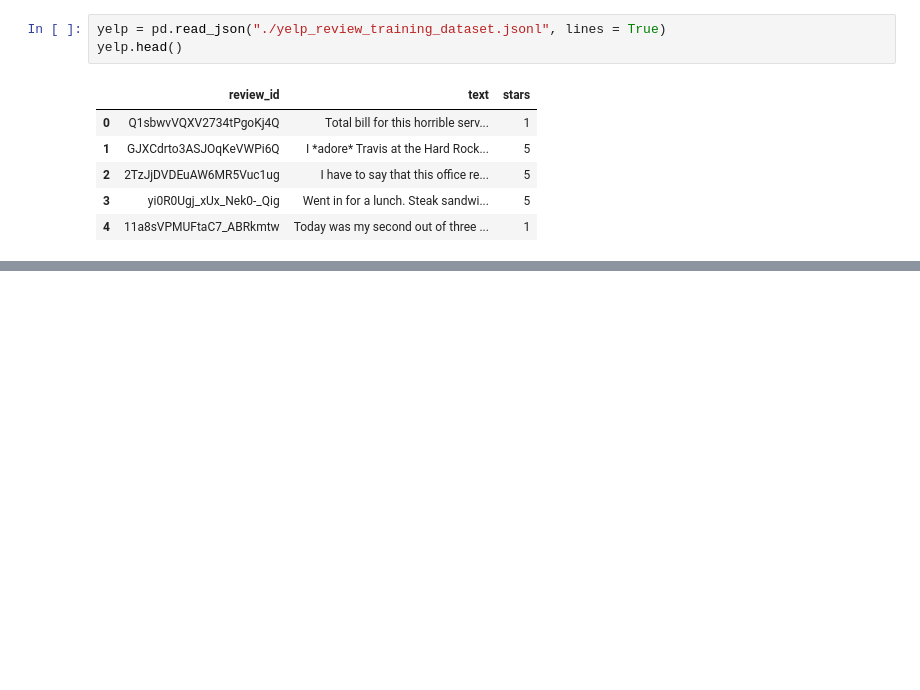
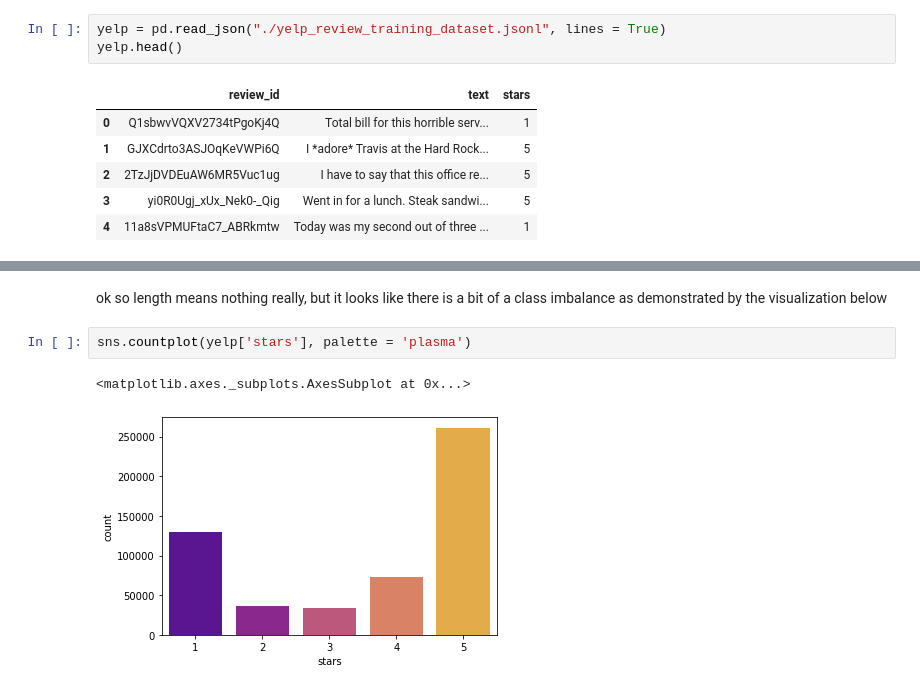
Before and after one commit to tanveed/team-t, a Jupyter notebook: NLP Yelp.ipynb, the cells around one changed output, grey strips where cells are left out. Cells and saved outputs as stored; diff of their text form; blank space fills up the shorter version.

```diff
--- a/NLP Yelp.ipynb
+++ b/NLP Yelp.ipynb
@@ -39,0 +55,7 @@ yelp.head()
+# %% [markdown]
+ok so length means nothing really, but it looks like there is a bit of a class imbalance as demonstrated by the visualization below
+# %%
+sns.countplot(yelp['stars'], palette = 'plasma')
+# %% [output]
+<matplotlib.axes._subplots.AxesSubplot at 0x...>
+[figure, added]
```
Also changed, not shown: parts of 11 cells of this notebook.
